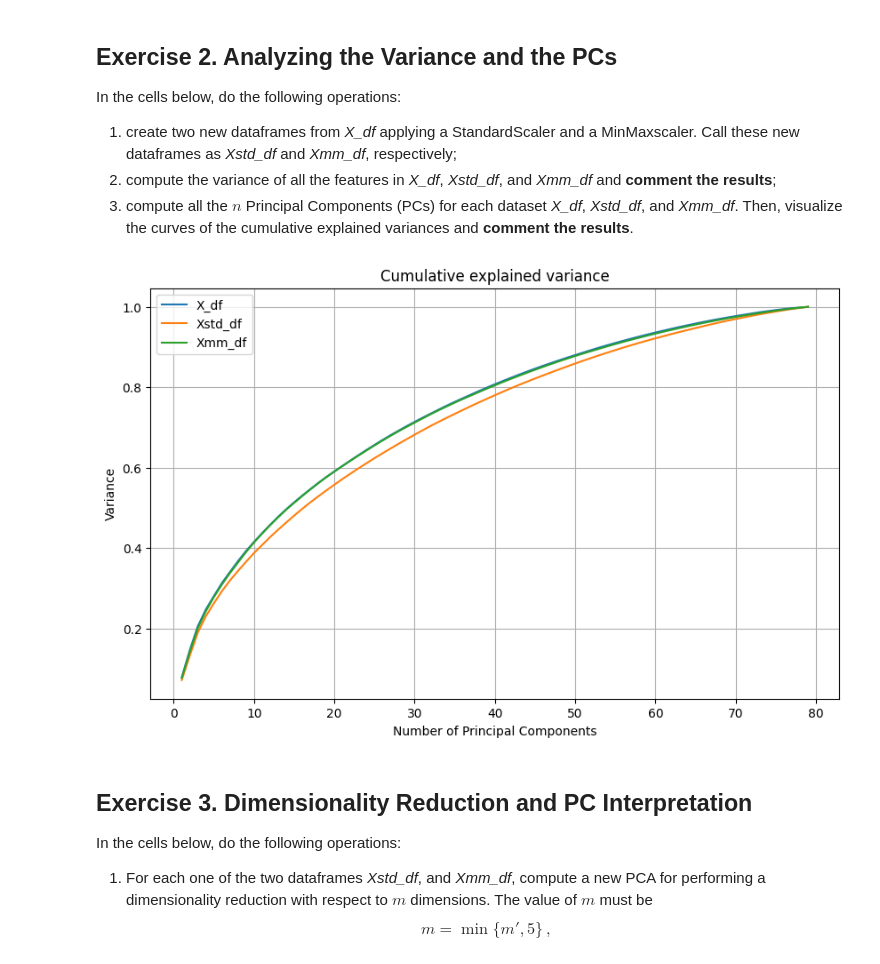
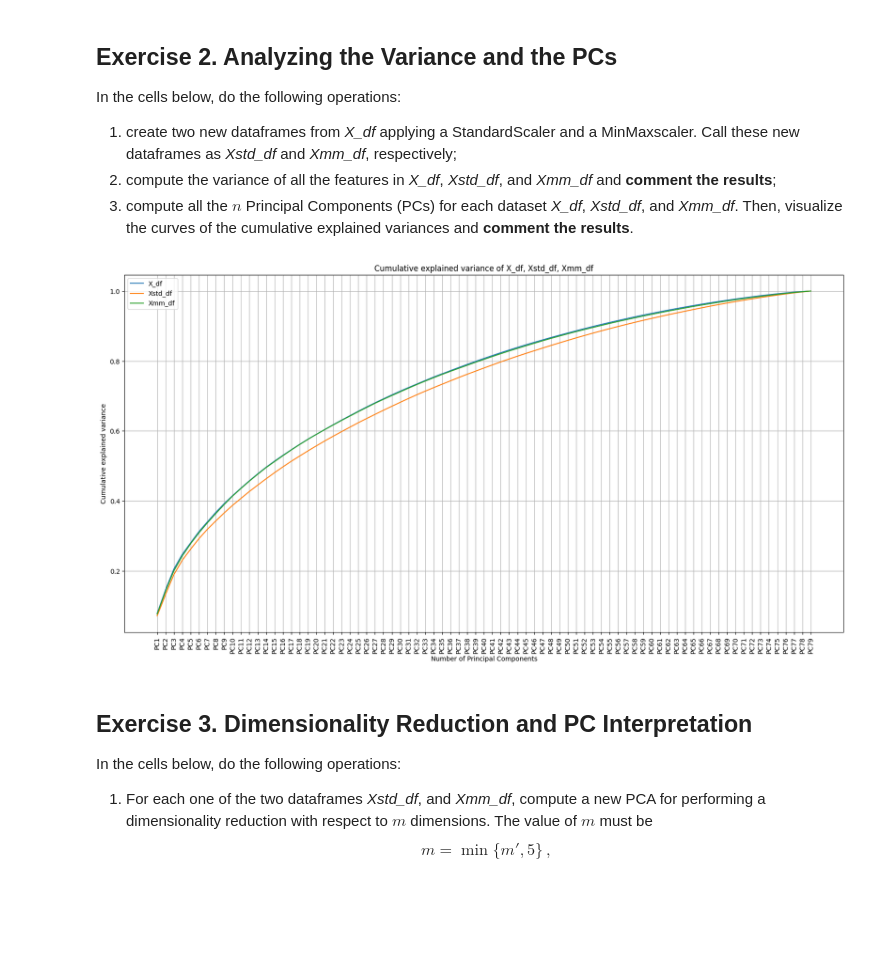
Before and after one commit to andrespinni/HW_PCA, a Jupyter notebook: HWpca_Surname1_Surname2.ipynb, the cells around one changed output. Cells and saved outputs as stored; diff of their text form; code cells hidden in the pictures; blank space fills up the shorter version.

```diff
--- a/HWpca_Surname1_Surname2.ipynb
+++ b/HWpca_Surname1_Surname2.ipynb
@@ -308,31 +311,32 @@ Xmm_df = pd.DataFrame(scaler_mm.transform(X_df.values))
 # %%
 # Function to compute PCA and cumulative explained variance
 def compute_pca_and_plot(X, label):
     pca = PCA()
     pca.fit(X)
 
     # Cumulative explained variance
     cumulative_variance = np.cumsum(pca.explained_variance_ratio_)
 
     # Plot the cumulative explained variance
-    plt.plot(range(1, len(cumulative_variance) + 1), cumulative_variance, label=label)
+    plt.plot(cumulative_variance, label=label)
+    plt.xticks(ticks=np.arange(pca.n_features_in_), labels=[f'PC{x+1}' for x in range(pca.n_features_in_)], rotation=90)
     plt.xlabel('Number of Principal Components')
-    plt.ylabel('Variance')
-    plt.title('Cumulative explained variance')
+    plt.ylabel('Cumulative explained variance')
+    plt.title('Cumulative explained variance of X_df, Xstd_df, Xmm_df')
     plt.grid()
 
     return cumulative_variance
 
 # Plot for all three datasets
-plt.figure(figsize=(10, 6))
+plt.figure(figsize=(20, 10))
 cum_var_X = compute_pca_and_plot(X_df, label='X_df')
 cum_var_Xstd = compute_pca_and_plot(Xstd_df, label='Xstd_df')
 cum_var_Xmm = compute_pca_and_plot(Xmm_df, label='Xmm_df')
 
 plt.legend()
 plt.show()
 # %% [output]
-[figure, old version]
+[figure, new version]
 # %% [markdown]
 ## Exercise 3. Dimensionality Reduction and PC Interpretation
 
```
Also changed, not shown: parts of 9 cells of this notebook, 1 other file.
